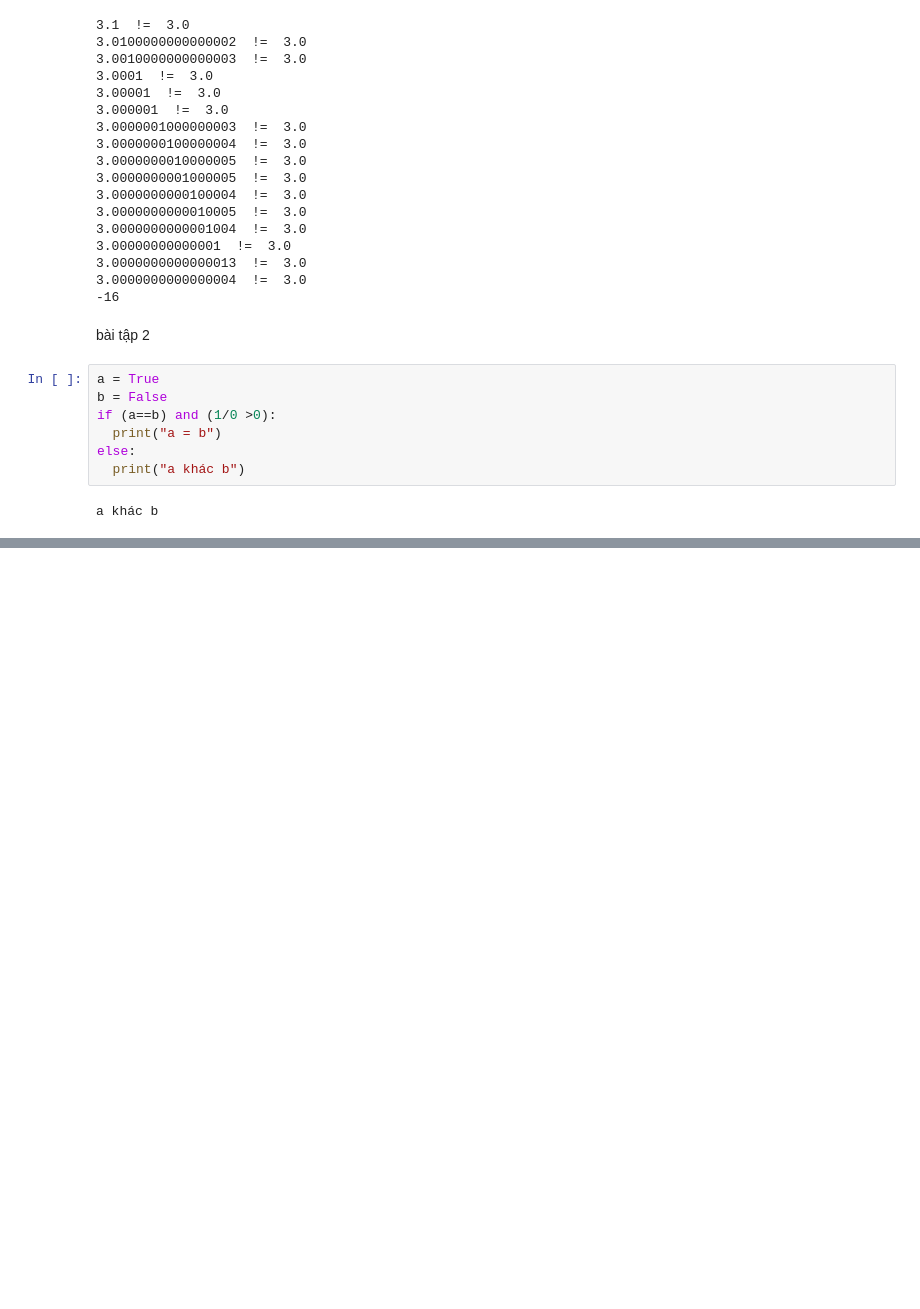
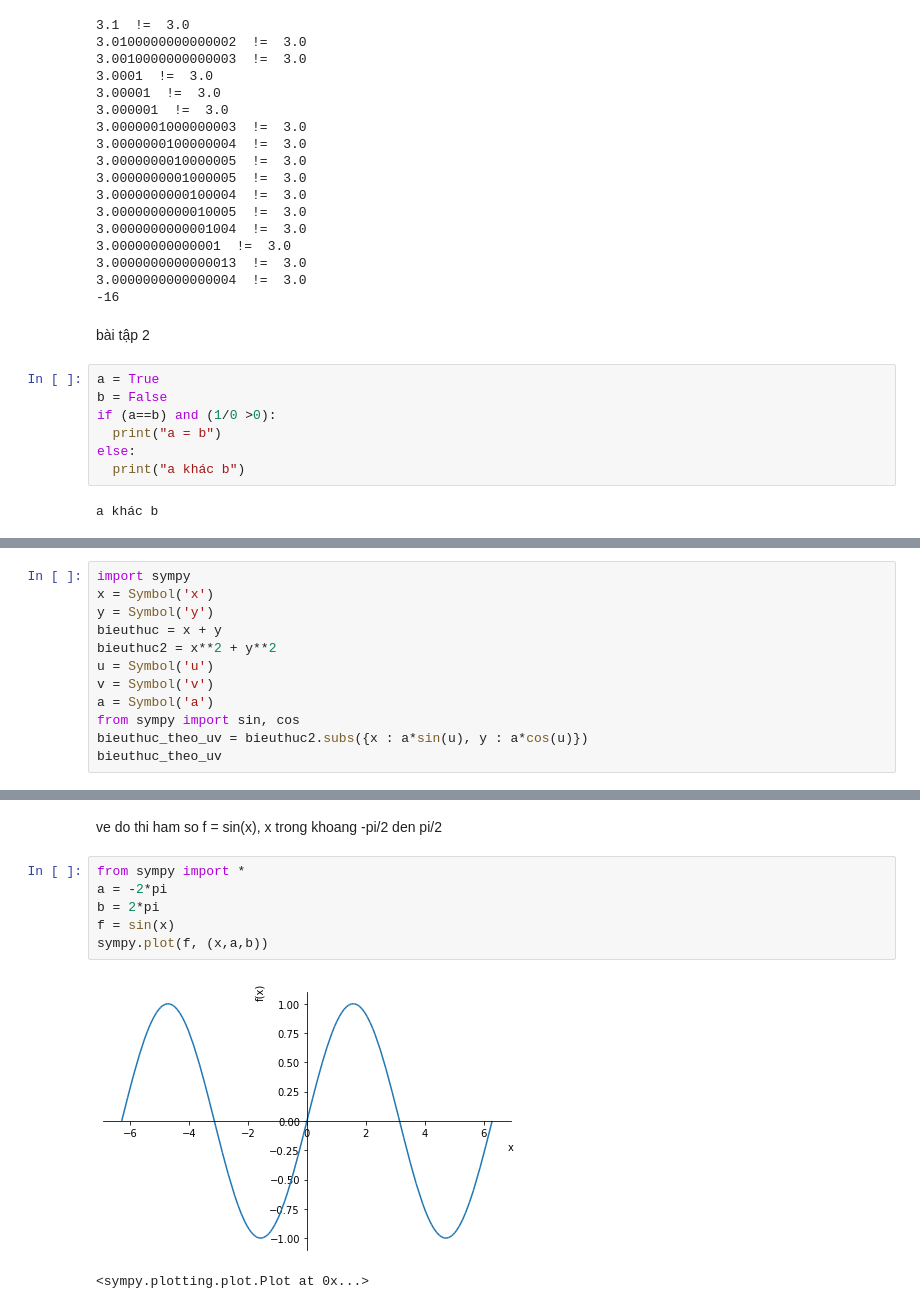
Before and after one commit to 0934084485/thuchanhtoancc, a Jupyter notebook: Week1.ipynb, the cells around one changed output, grey strips where cells are left out. Cells and saved outputs as stored; diff of their text form; blank space fills up the shorter version.

```diff
--- a/Week1.ipynb
+++ b/Week1.ipynb
@@ -202,0 +246,12 @@ a khác b
+# %%
+import sympy
+x = Symbol('x')
+y = Symbol('y')
+bieuthuc = x + y
+bieuthuc2 = x**2 + y**2
+u = Symbol('u')
+v = Symbol('v')
+a = Symbol('a')
+from sympy import sin, cos
+bieuthuc_theo_uv = bieuthuc2.subs({x : a*sin(u), y : a*cos(u)})
+bieuthuc_theo_uv
@@ -202,0 +351,11 @@ a khác b
+# %% [markdown]
+ve do thi ham so f = sin(x), x trong khoang -pi/2 den pi/2
+# %%
+from sympy import *
+a = -2*pi
+b = 2*pi
+f = sin(x)
+sympy.plot(f, (x,a,b))
+# %% [output]
+[figure, added]
+<sympy.plotting.plot.Plot at 0x...>
```
Also changed, not shown: parts of 67 cells of this notebook.
